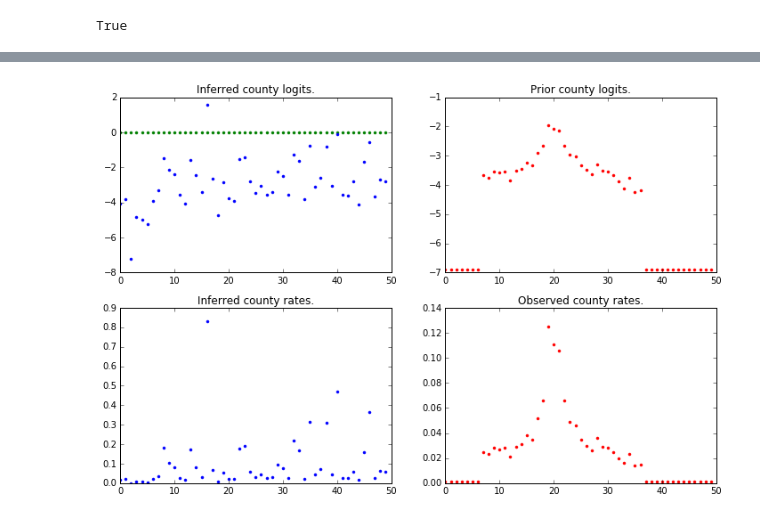
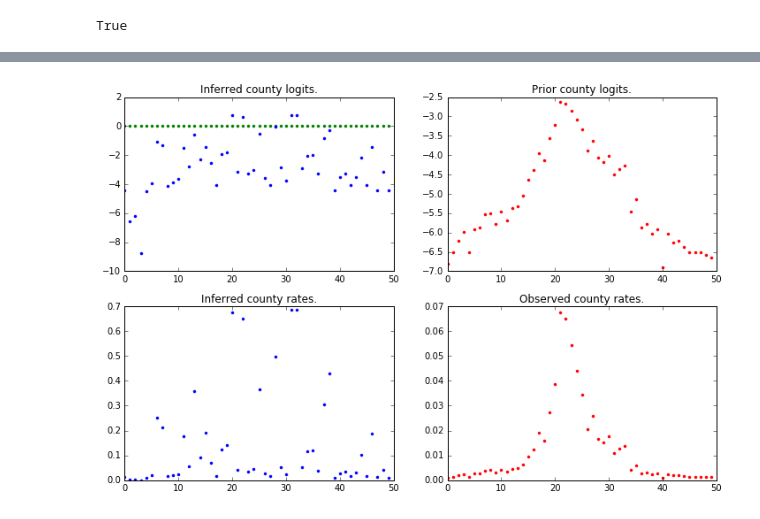
Before and after one commit to tonyduan/ppaml-cp7-blog, a Jupyter notebook: postprocessing.ipynb, the cells around one changed output, grey strips where cells are left out. Drawn from its saved outputs; the diff is of its cells as text; code cells hidden in the pictures.

```diff
--- a/postprocessing.ipynb
+++ b/postprocessing.ipynb
@@ -20,7 +20,7 @@ if not is_kernel():
         sys.exit()
     INPUT_SIZE = sys.argv[1]
 else:
-    INPUT_SIZE = "Small"
+    INPUT_SIZE = "Middle"
 # %% [markdown]
 **Load previously saved data.**
 # %%
@@ -187,18 +175,18 @@ priors = np.loadtxt("data_processed/priors.txt")
 # %%
 plt.figure(figsize=(12,12))
 plt.subplot(3,2,1)
-plt.plot(corr_matrix[ind,:50], '.g')
-plt.plot(logit(np.array(county_level_history)[ind,:50]), '.b')
+plt.plot(corr_matrix[ind,:], '.g')
+plt.plot(logit(np.array(county_level_history)[ind,:]), '.b')
 plt.title("Inferred county logits.")
 plt.subplot(3,2,2)
-plt.plot(priors[ind,:50], '.r')
+plt.plot(priors[ind,:], '.r')
 plt.title("Prior county logits.")
 plt.subplot(3,2,3)
-plt.plot(np.array(county_level_history)[ind,:50], '.b')
+plt.plot(np.array(county_level_history)[ind,:], '.b')
 plt.title("Inferred county rates.")
 plt.subplot(3,2,4)
-plt.plot(sigmoid(priors[ind,:50]), '.r')
+plt.plot(sigmoid(priors[ind,:]), '.r')
 plt.title("Observed county rates.")
 plt.savefig("out/%s/county_rates.png" % INPUT_SIZE)
 # %% [output]
-[figure, old version]
+[figure, new version]
```
Also changed, not shown: parts of 10 cells of this notebook, 31 other files.
